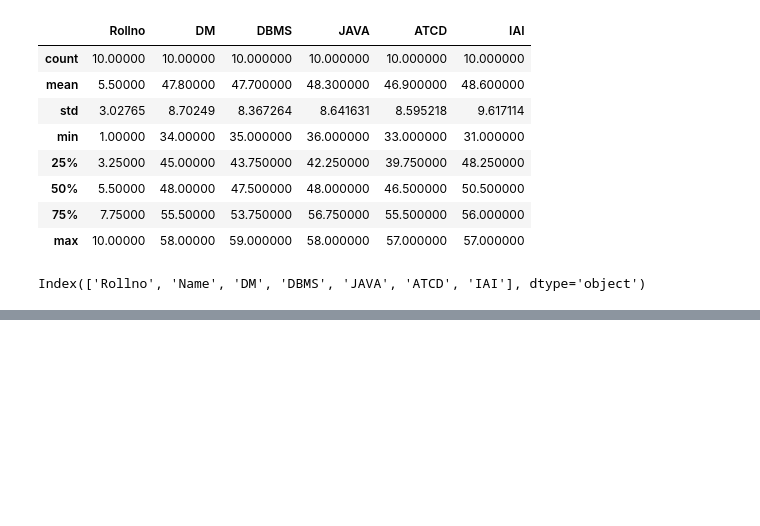
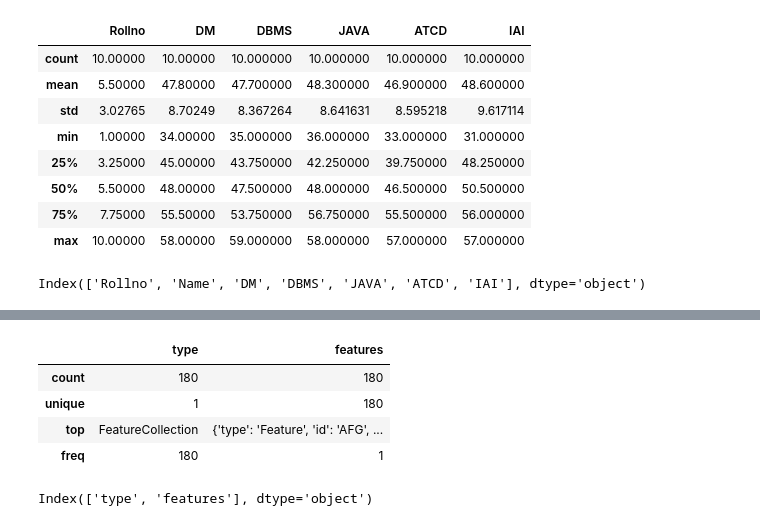
Before and after one commit to esnakaridharanioffical-lgtm/ML_LAB_2026-27, a Jupyter notebook: pandas.ipynb, the cells around one changed output, grey strips where cells are left out. Drawn from its saved outputs; the diff is of its cells as text; code cells hidden in the pictures; blank space fills up the shorter version.

```diff
--- a/pandas.ipynb
+++ b/pandas.ipynb
@@ -107,0 +130,12 @@ Index(['Rollno', 'Name', 'DM', 'DBMS', 'JAVA', 'ATCD', 'IAI'], dtype='object')
+# %%
+df.describe()
+# %% [output]
+|  | type | features |
+| count | 180 | 180 |
+| unique | 1 | 180 |
+| top | FeatureCollection | {'type': 'Feature', 'id': 'AFG', ... |
+| freq | 180 | 1 |
+# %%
+df.columns
+# %% [output]
+Index(['type', 'features'], dtype='object')
```
Also changed, not shown: parts of 5 cells of this notebook.
